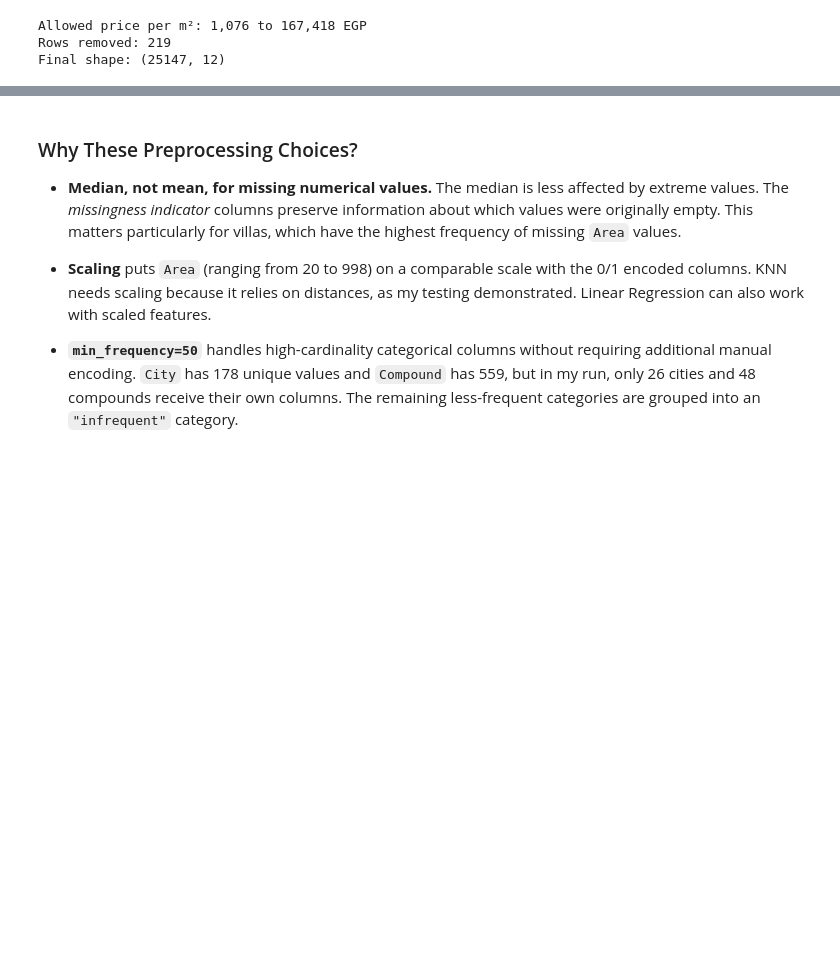
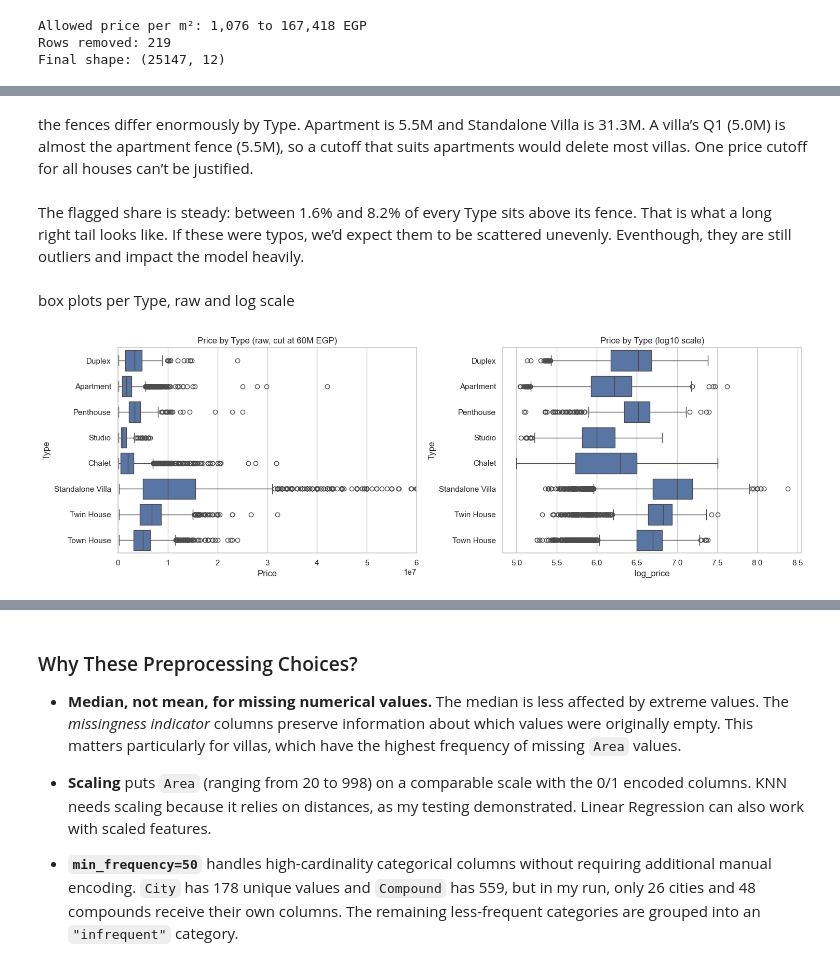
Before and after one commit to MohammedBakr1/ML_Project2026, a Jupyter notebook: part_a_numerical/V2part_a_regression.ipynb, the cells around one changed output, grey strips where cells are left out. Cells and saved outputs as stored; diff of their text form; code cells hidden in the pictures; blank space fills up the shorter version.

```diff
--- a/part_a_numerical/V2part_a_regression.ipynb
+++ b/part_a_numerical/V2part_a_regression.ipynb
@@ -296,0 +346,20 @@ Final shape: (25147, 12)
+# %% [markdown]
+the fences differ enormously by Type. Apartment is 5.5M and Standalone Villa is 31.3M. A villa’s Q1 (5.0M) is almost the apartment fence (5.5M), so a cutoff that suits apartments would delete most villas. One price cutoff for all houses can’t be justified.
+# %% [markdown]
+The flagged share is steady: between 1.6% and 8.2% of every Type sits above its fence. That is what a long right tail looks like. If these were typos, we’d expect them to be scattered unevenly. Eventhough, they are still outliers and impact the model heavily.
+# %% [markdown]
+box plots per Type, raw and log scale
+# %%
+fig, axes = plt.subplots(1, 2, figsize=(15, 5))
+
+sns.boxplot(data=df, x="Price", y="Type", ax=axes[0])
+axes[0].set_xlim(0, 60_000_000)                      # cut at 60M so the boxes are visible
+axes[0].set_title("Price by Type (raw, cut at 60M EGP)")
+
+sns.boxplot(data=df.assign(log_price=np.log10(df["Price"])), x="log_price", y="Type", ax=axes[1])
+axes[1].set_title("Price by Type (log10 scale)")
+
+plt.tight_layout()
+plt.show()
+# %% [output]
+[figure, added]
```
Also changed, not shown: parts of 24 cells of this notebook.
